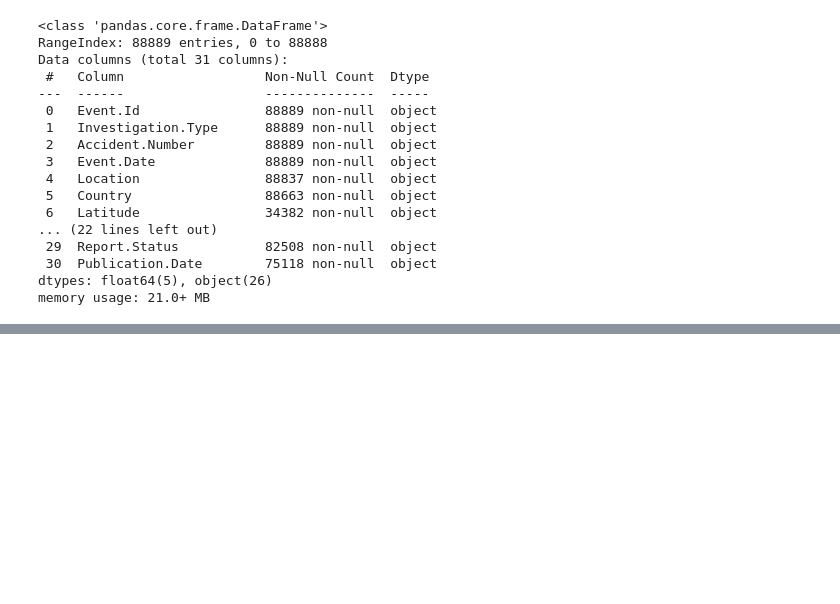
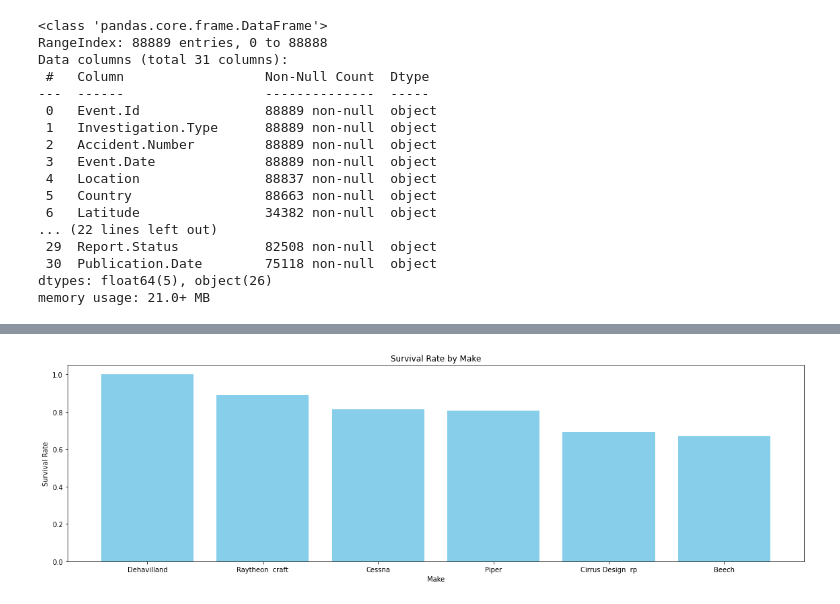
Before and after one commit to dolgorp/aviation_accidents_analysis, a Jupyter notebook: working_files/aviation-accidents.ipynb, the cells around one changed output, grey strips where cells are left out. Drawn from its saved outputs; the diff is of its cells as text; code cells hidden in the pictures; blank space fills up the shorter version.

Commit message:
updated working file, images added

```diff
--- a/working_files/aviation-accidents.ipynb
+++ b/working_files/aviation-accidents.ipynb
@@ -140,0 +161,33 @@ Incident Rates By Phase Of Flight For Each Aircraft Model = model, phase of flig
+# %%
+# Filtering business flights
+bf = df[df['Purpose of flight'] == 'Business']
+
+# Filtering by location, time and categories
+bf = bf[bf['Country'] == 'United States']
+bf = bf[bf['Year'] > 2005 ]
+bf = bf[(bf['Aircraft Category'] == 'Airplane') |(bf['Aircraft Category'] == 'Helicopter')]
+
+# Cleaning rows with missing values in necessary columns
+bf = bf.dropna(subset=['Total Fatal Injuries', 'Total Serious Injuries', 'Total Minor Injuries', 'Total Uninjured'])
+
+# Adding columns with new data
+bf['Number of Passengers'] = bf['Total Fatal Injuries'] + bf['Total Serious Injuries'] + bf['Total Minor Injuries'] + bf['Total Uninjured']
+bf['Survival rate'] = (bf['Total Serious Injuries'] + bf['Total Minor Injuries'] + bf['Total Uninjured']) / bf['Number of Passengers']
+# %%
+# saving dataframe for airplanes
+bf_air = bf[bf['Aircraft Category'] == 'Airplane']
+
+# saving dataframe for helicopters
+bf_heli = bf[bf['Aircraft Category'] == 'Helicopter']
+# %%
+# Grouping rows by Make. Calculating mean Survival rate and Total Accidents per Make
+
+group_columns = ['Make']
+
+bf_air_grouped = pd.merge(
+    bf_air.groupby(group_columns).mean(), # means
+    bf_air.groupby(group_columns).size().reset_index(name="Total accidents"), # total
+    on=group_columns,
+)
+bf_air_grouped = bf_air_grouped[bf_air_grouped["Total accidents"] > 5].sort_values(by='Survival rate', ascending=False)
+bf_air_grouped
@@ -140,0 +202,12 @@ Incident Rates By Phase Of Flight For Each Aircraft Model = model, phase of flig
+# %%
+plt.figure(figsize=(16, 5))
+plt.bar(bf_air_grouped['Make'], bf_air_grouped['Survival rate'], color='skyblue')
+plt.xlabel('Make')
+plt.ylabel('Survival Rate')
+plt.title('Survival Rate by Make')
+plt.xticks()
+plt.tight_layout()
+
+plt.show()
+# %% [output]
+[figure, added]
```
Also changed, not shown: parts of 42 cells of this notebook, 1 other file.
